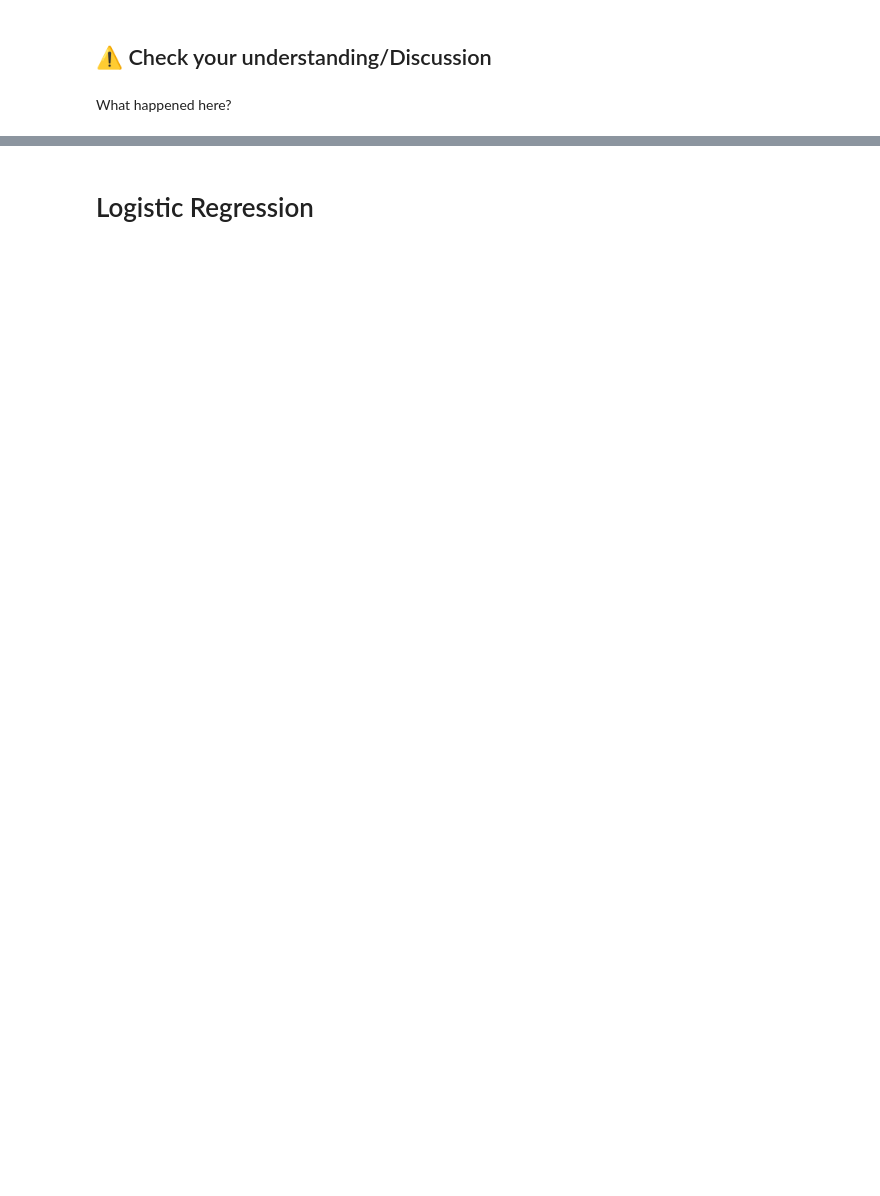
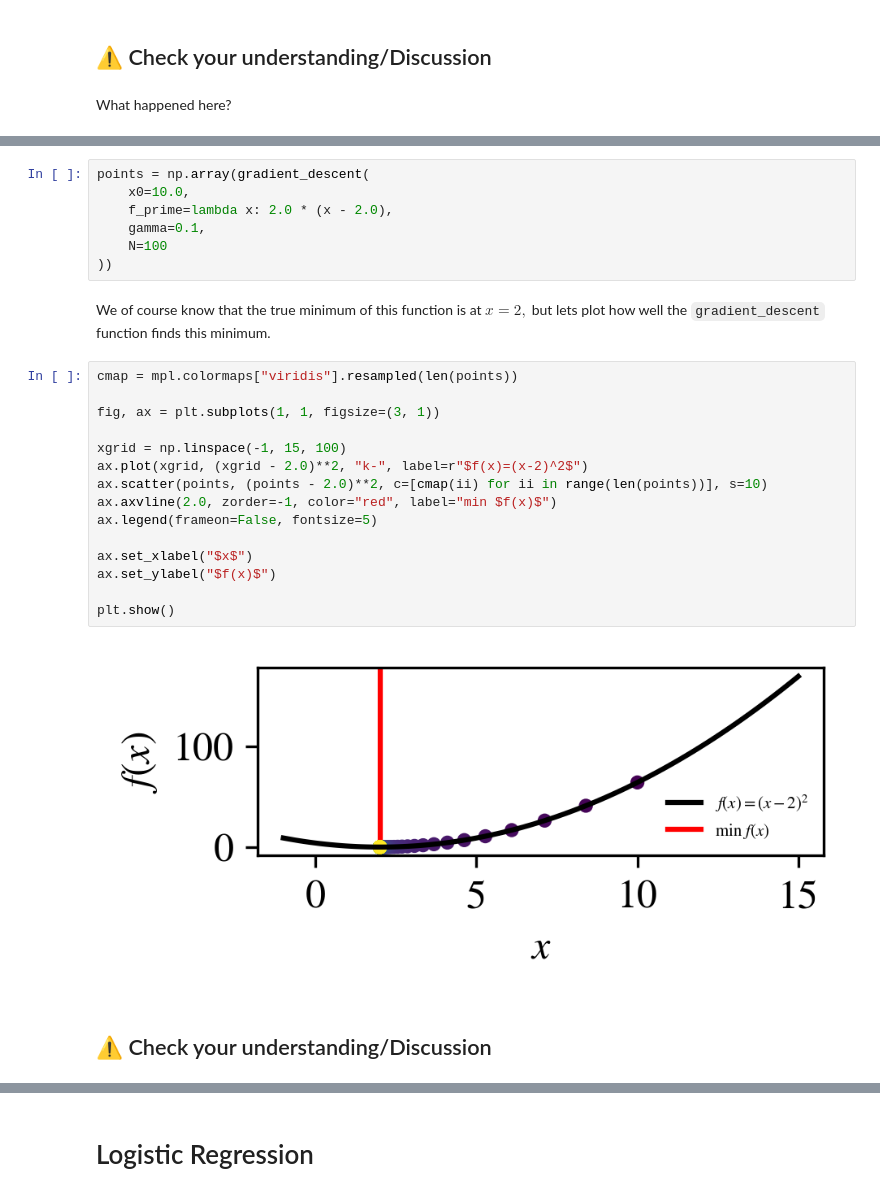
Before and after one commit to BNL-Fermilab-RENEW/tutorials_2023, a Jupyter notebook: 03_RegressionClassification/RegressionClassification.ipynb, the cells around one changed output, grey strips where cells are left out. Drawn from its saved outputs; the diff is of its cells as text; blank space fills up the shorter version.

```diff
--- a/03_RegressionClassification/RegressionClassification.ipynb
+++ b/03_RegressionClassification/RegressionClassification.ipynb
@@ -113,0 +174,28 @@ What happened here?
+# %%
+points = np.array(gradient_descent(
+    x0=10.0,
+    f_prime=lambda x: 2.0 * (x - 2.0),
+    gamma=0.1,
+    N=100
+))
+# %% [markdown]
+We of course know that the true minimum of this function is at $x=2,$ but lets plot how well the `gradient_descent` function finds this minimum.
+# %%
+cmap = mpl.colormaps["viridis"].resampled(len(points))
+
+fig, ax = plt.subplots(1, 1, figsize=(3, 1))
+
+xgrid = np.linspace(-1, 15, 100)
+ax.plot(xgrid, (xgrid - 2.0)**2, "k-", label=r"$f(x)=(x-2)^2$")
+ax.scatter(points, (points - 2.0)**2, c=[cmap(ii) for ii in range(len(points))], s=10)
+ax.axvline(2.0, zorder=-1, color="red", label="min $f(x)$")
+ax.legend(frameon=False, fontsize=5)
+
+ax.set_xlabel("$x$")
+ax.set_ylabel("$f(x)$")
+
+plt.show()
+# %% [output]
+[figure, added]
+# %% [markdown]
+## ⚠️ Check your understanding/Discussion
```
Also changed, not shown: parts of 12 cells of this notebook, 1 other file.
